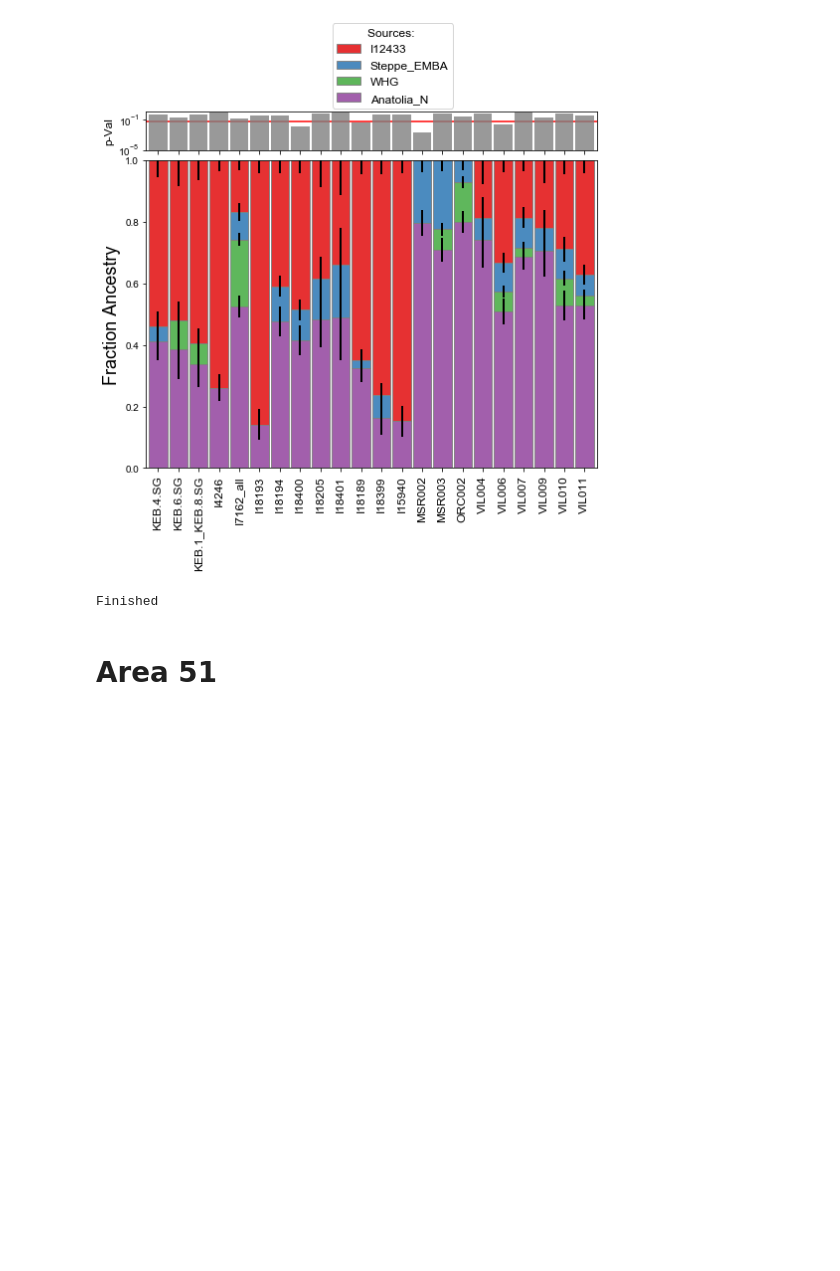
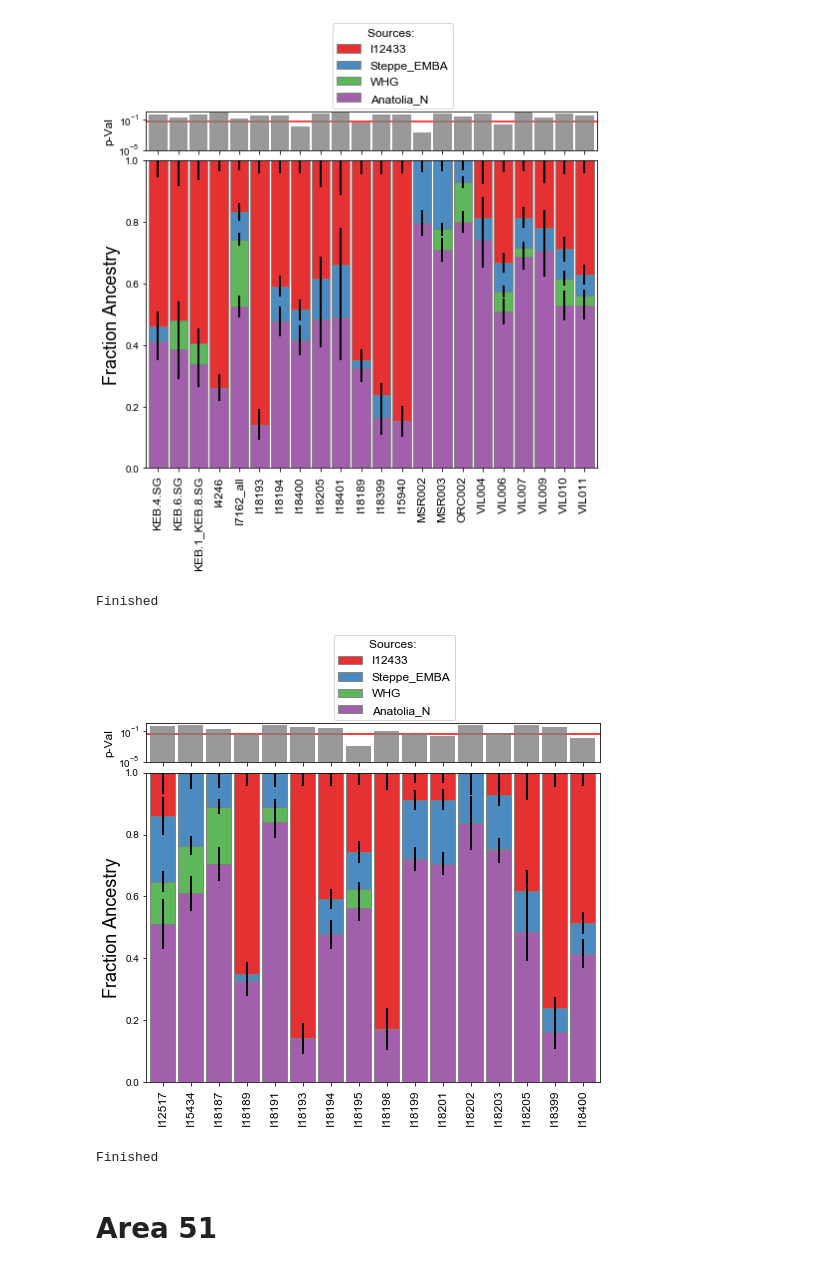
Before and after one commit to hringbauer/punic_aDNA, a Jupyter notebook: notebooks/qpAdm/viz_qpAdm.ipynb, the cells around one changed output. Cells and saved outputs as stored; diff of their text form; code cells hidden in the pictures; blank space fills up the shorter version.

```diff
--- a/notebooks/qpAdm/viz_qpAdm.ipynb
+++ b/notebooks/qpAdm/viz_qpAdm.ipynb
@@ -446,3 +459,19 @@ Finished
+# %%
+### Load the ancient Individual Label Data
+#all_iids = np.insert(all_iids, 3, "I4246")
+paths = [".".join([iid, "Anatolia_N","WHG", "Steppe_EMBA", "I12433"]) for iid in all_iids] # I12433 #I4246
+# %%
+dir_path = "./output/qpAdm/4way_Ib_o_Canaanite/"
+dir_path = "./output/qpAdm/4way_p_Canaanite/"   # With Morocco_N as outlier
+save_path = "" #./figures/qpAdm/4way_Canaanite_Ib_o_Canaanite.pdf
+c = ["#984ea3", "#4daf4a", "#377eb8", "#e41a1c"]
+
+plot_qpadm(dir_path=dir_path, test_pops=paths, save_path=save_path,
+            best=True, pval_lim = [1e-5,1], figsize=(7,6), bw=0.9,
+            fs=12, c=c, ec="gray")
+# %% [output]
+[figure, added]
+Finished
 # %% [markdown]
 # Area 51
 # %%
```
Also changed, not shown: parts of 3 cells of this notebook, 2 other files.
